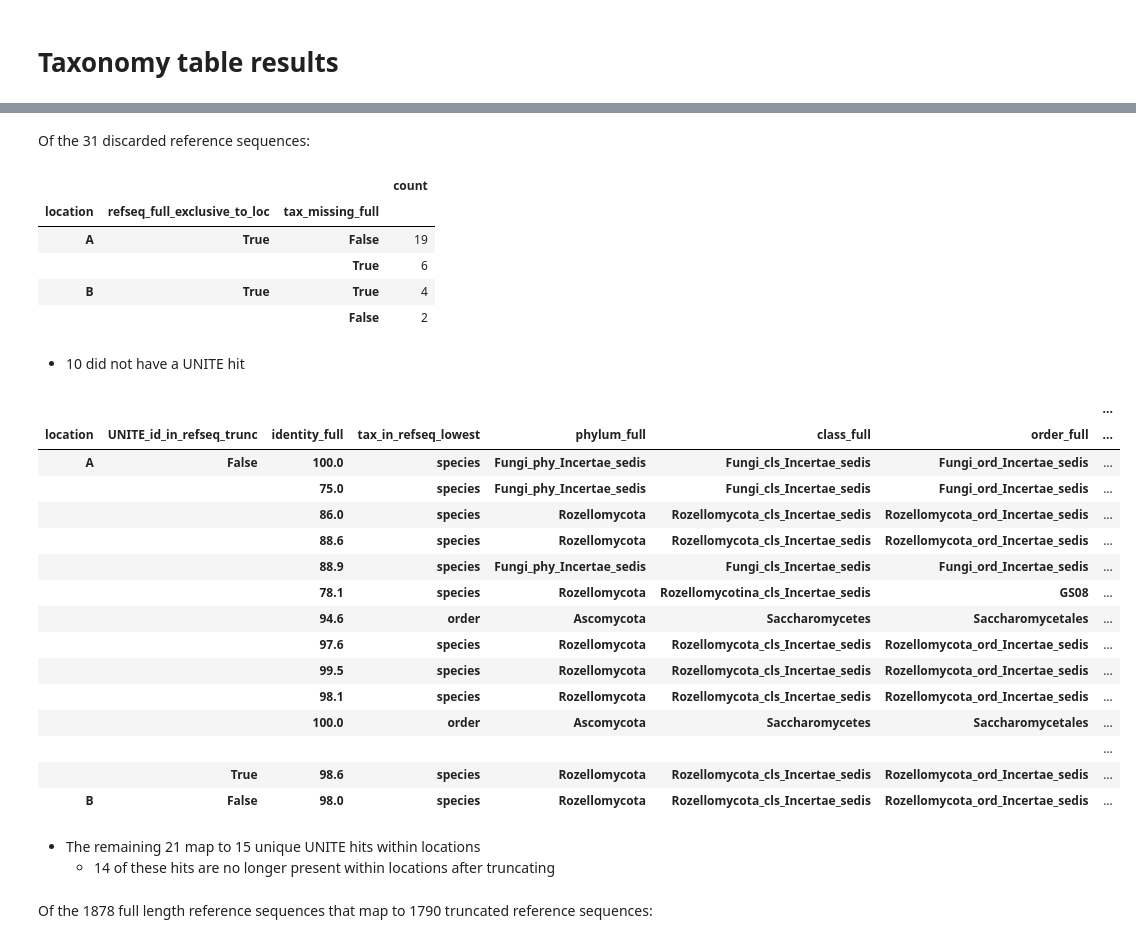
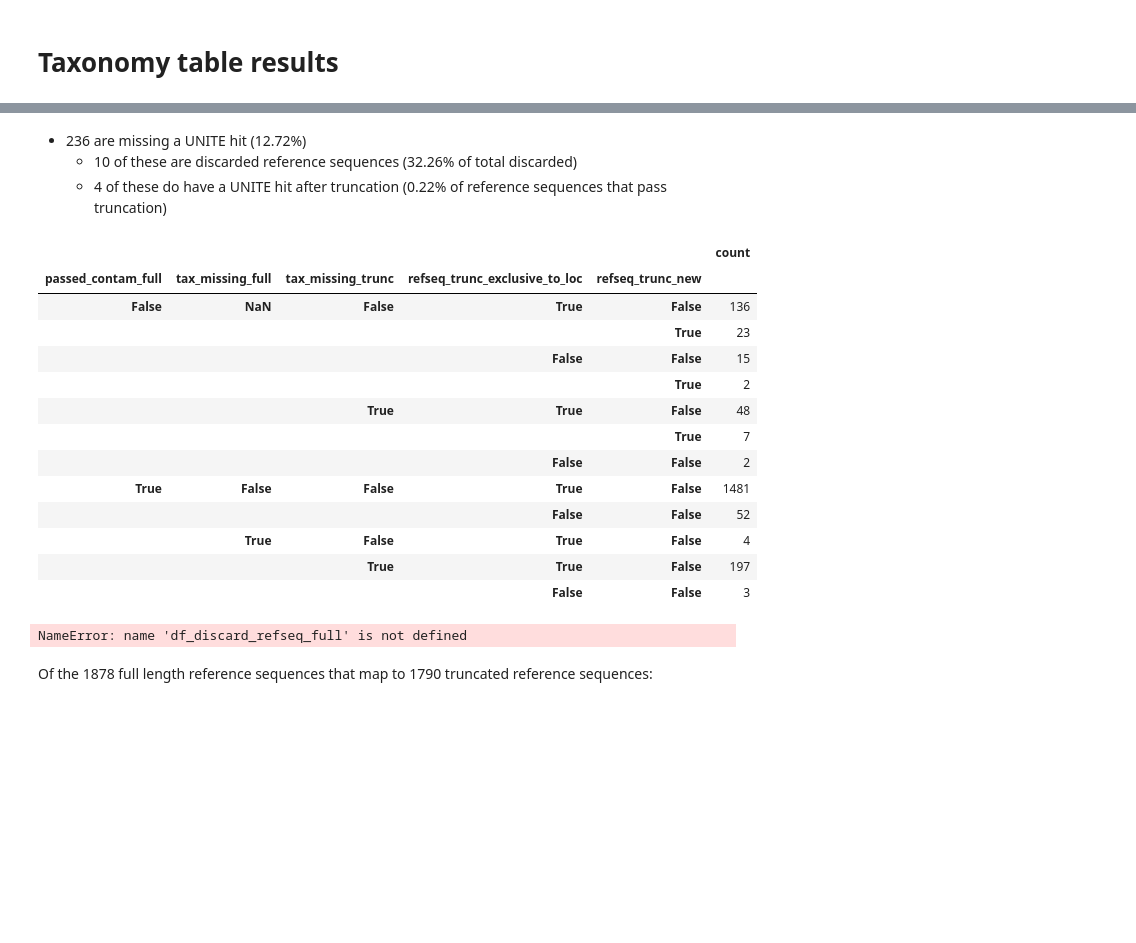
Before and after one commit to SethGG/mycodiversity-arise, a Jupyter notebook: 7_data_analysis.ipynb, the cells around one changed output, grey strips where cells are left out. Cells and saved outputs as stored; diff of their text form; code cells hidden in the pictures; blank space fills up the shorter version.

Commit message:
missing analysis

```diff
--- a/7_data_analysis.ipynb
+++ b/7_data_analysis.ipynb
@@ -402,9 +411,36 @@ Of the truncated reference sequences:
 # Taxonomy table results
 # %%
 # Taxonomic ranks array
-levels = ["phylum", "class", "order", "family", "genus", "species"]
+ranks = ["phylum", "class", "order", "family", "genus", "species"]
 # %%
-#Taxonomic results on the discarded sequences
+#Missing taxonomy analysis
+
+df_refseq_both_full_global = df_refseq_both_full.drop_duplicates(subset=["refsequence_pk_full"])
+df_refseq_both_full_global_notax_count = pd.DataFrame(df_refseq_both_full_global.value_counts(
+    subset=["passed_trunc", "tax_missing_full", "tax_missing_trunc"], dropna=False
+)).sort_index(level=["passed_trunc", "tax_missing_full", "tax_missing_trunc"], sort_remaining=False)
+
+df_refseq_both_trunc_global = df_refseq_both_trunc.drop_duplicates(subset=["passed_contam_full", "refsequence_pk_trunc"])
+df_refseq_both_trunc_global_notax_count = pd.DataFrame(df_refseq_both_trunc_global.value_counts(
+    subset=["passed_contam_full", "tax_missing_full", "tax_missing_trunc", "refseq_trunc_exclusive_to_loc", "refseq_trunc_new"], dropna=False
+)).sort_index(level=["passed_contam_full", "tax_missing_full", "tax_missing_trunc"], sort_remaining=False)
+
+
+num_ref_full_notax = df_refseq_both_full_global_notax_count.loc[(slice(None), True, slice(None))]["count"].sum()
+num_ref_full_notax_discard = df_refseq_both_full_global_notax_count.loc[(False, True, slice(None))]["count"].sum()
+num_ref_full_notax_no_longer = df_refseq_both_full_global_notax_count.loc[(True, True, False)]["count"].sum()
+display(df_refseq_both_full_global_notax_count)
+
+display(md(f"- {num_ref_full_notax} are missing a UNITE hit ({num_ref_full_notax / num_ref_full:.2%})\n"
+           f"\t- {num_ref_full_notax_discard} of these are discarded reference sequences ({num_ref_full_notax_discard / num_ref_full_discarded:.2%} of total discarded)\n"
+           f"\t- {num_ref_full_notax_no_longer} of these do have a UNITE hit after truncation ({num_ref_full_notax_no_longer / (num_ref_full_exclusive_both + num_ref_full_not_exclusive_both + num_ref_full_no_longer_exclusive):.2%} of reference sequences that pass truncation)"))
+#display(num_ref_full_tax_missing)
+
+display(df_refseq_both_trunc_global_tax_missing_count)
+
+
+
+#---
 
 df_discard_refseq_full_tax_missing_count = pd.DataFrame(df_discard_refseq_full.value_counts(subset=["location", "refseq_full_exclusive_to_loc", "tax_missing_full"]))
 
@@ -453,29 +496,21 @@ display(md(f"- The remaining {num_discard_refseq_full_unite} map to {num_discard
-Of the 31 discarded reference sequences:
+- 236 are missing a UNITE hit (12.72%)
+	- 10 of these are discarded reference sequences (32.26% of total discarded)
+	- 4 of these do have a UNITE hit after truncation (0.22% of reference sequences that pass truncation)
-|  |  |  | count |
-| location | refseq_full_exclusive_to_loc | tax_missing_full |  |
-| A | True | False | 19 |
-|  |  | True | 6 |
-| B | True | True | 4 |
-|  |  | False | 2 |
-- 10 did not have a UNITE hit
-|  |  |  |  |  |  |  | ... |
-| location | UNITE_id_in_refseq_trunc | identity_full | tax_in_refseq_lowest | phylum_full | class_full | order_full | ... |
-| A | False | 100.0 | species | Fungi_phy_Incertae_sedis | Fungi_cls_Incertae_sedis | Fungi_ord_Incertae_sedis | ... |
-|  |  | 75.0 | species | Fungi_phy_Incertae_sedis | Fungi_cls_Incertae_sedis | Fungi_ord_Incertae_sedis | ... |
-|  |  | 86.0 | species | Rozellomycota | Rozellomycota_cls_Incertae_sedis | Rozellomycota_ord_Incertae_sedis | ... |
-|  |  | 88.6 | species | Rozellomycota | Rozellomycota_cls_Incertae_sedis | Rozellomycota_ord_Incertae_sedis | ... |
-|  |  | 88.9 | species | Fungi_phy_Incertae_sedis | Fungi_cls_Incertae_sedis | Fungi_ord_Incertae_sedis | ... |
-|  |  | 78.1 | species | Rozellomycota | Rozellomycotina_cls_Incertae_sedis | GS08 | ... |
-|  |  | 94.6 | order | Ascomycota | Saccharomycetes | Saccharomycetales | ... |
-|  |  | 97.6 | species | Rozellomycota | Rozellomycota_cls_Incertae_sedis | Rozellomycota_ord_Incertae_sedis | ... |
-|  |  | 99.5 | species | Rozellomycota | Rozellomycota_cls_Incertae_sedis | Rozellomycota_ord_Incertae_sedis | ... |
-|  |  | 98.1 | species | Rozellomycota | Rozellomycota_cls_Incertae_sedis | Rozellomycota_ord_Incertae_sedis | ... |
-|  |  | 100.0 | order | Ascomycota | Saccharomycetes | Saccharomycetales | ... |
-|  |  |  |  |  |  |  | ... |
-|  | True | 98.6 | species | Rozellomycota | Rozellomycota_cls_Incertae_sedis | Rozellomycota_ord_Incertae_sedis | ... |
-| B | False | 98.0 | species | Rozellomycota | Rozellomycota_cls_Incertae_sedis | Rozellomycota_ord_Incertae_sedis | ... |
+|  |  |  |  |  | count |
+| passed_contam_full | tax_missing_full | tax_missing_trunc | refseq_trunc_exclusive_to_loc | refseq_trunc_new |  |
+| False | NaN | False | True | False | 136 |
+|  |  |  |  | True | 23 |
+|  |  |  | False | False | 15 |
+|  |  |  |  | True | 2 |
+|  |  | True | True | False | 48 |
+|  |  |  |  | True | 7 |
+|  |  |  | False | False | 2 |
+| True | False | False | True | False | 1481 |
+|  |  |  | False | False | 52 |
+|  | True | False | True | False | 4 |
+|  |  | True | True | False | 197 |
+|  |  |  | False | False | 3 |
-- The remaining 21 map to 15 unique UNITE hits within locations
-	- 14 of these hits are no longer present within locations after truncating
+NameError: name 'df_discard_refseq_full' is not defined
 # %%
 #Taxonomic differences on ZOTUs that pass at full length and after truncation
 
```
Also changed, not shown: parts of 2 cells of this notebook.
